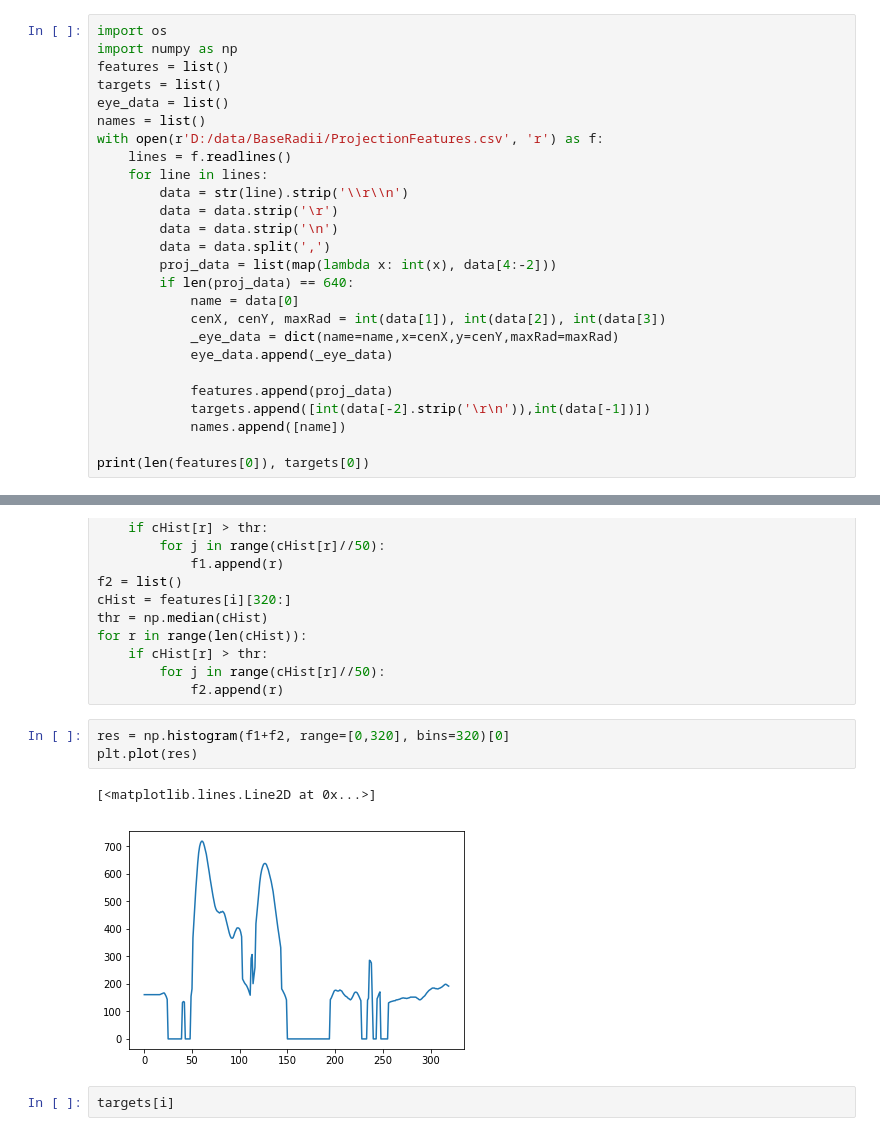
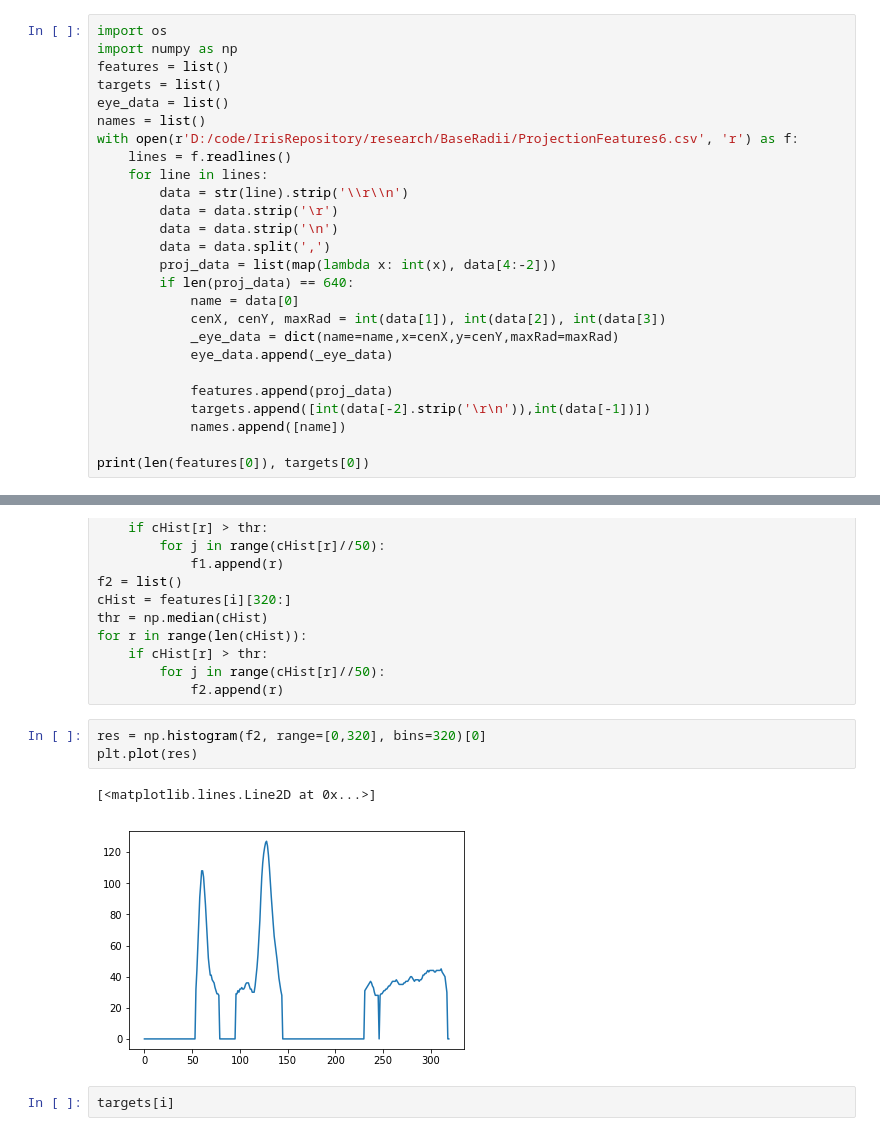
Before and after one commit to gagarinsname/iris, a Jupyter notebook: research/BaseRadii/BaseRadii.ipynb, the cells around one changed output, grey strips where cells are left out. Cells and saved outputs as stored; diff of their text form.

```diff
--- a/research/BaseRadii/BaseRadii.ipynb
+++ b/research/BaseRadii/BaseRadii.ipynb
@@ -11,7 +11,7 @@ features = list()
 targets = list()
 eye_data = list()
 names = list()
-with open(r'D:/data/BaseRadii/ProjectionFeatures.csv', 'r') as f:
+with open(r'D:/code/IrisRepository/research/BaseRadii/ProjectionFeatures6.csv', 'r') as f:
     lines = f.readlines()
     for line in lines:
         data = str(line).strip('\\r\\n')
@@ -61,11 +61,11 @@ for r in range(len(cHist)):
         for j in range(cHist[r]//50):
             f2.append(r)
 # %%
-res = np.histogram(f1+f2, range=[0,320], bins=320)[0]
+res = np.histogram(f2, range=[0,320], bins=320)[0]
 plt.plot(res)
 # %% [output]
 [<matplotlib.lines.Line2D at 0x...>]
-[figure, old version]
+[figure, new version]
 # %%
 targets[i]
 # %% [output]
```
Also changed, not shown: parts of 5 cells of this notebook, 1 other file.
